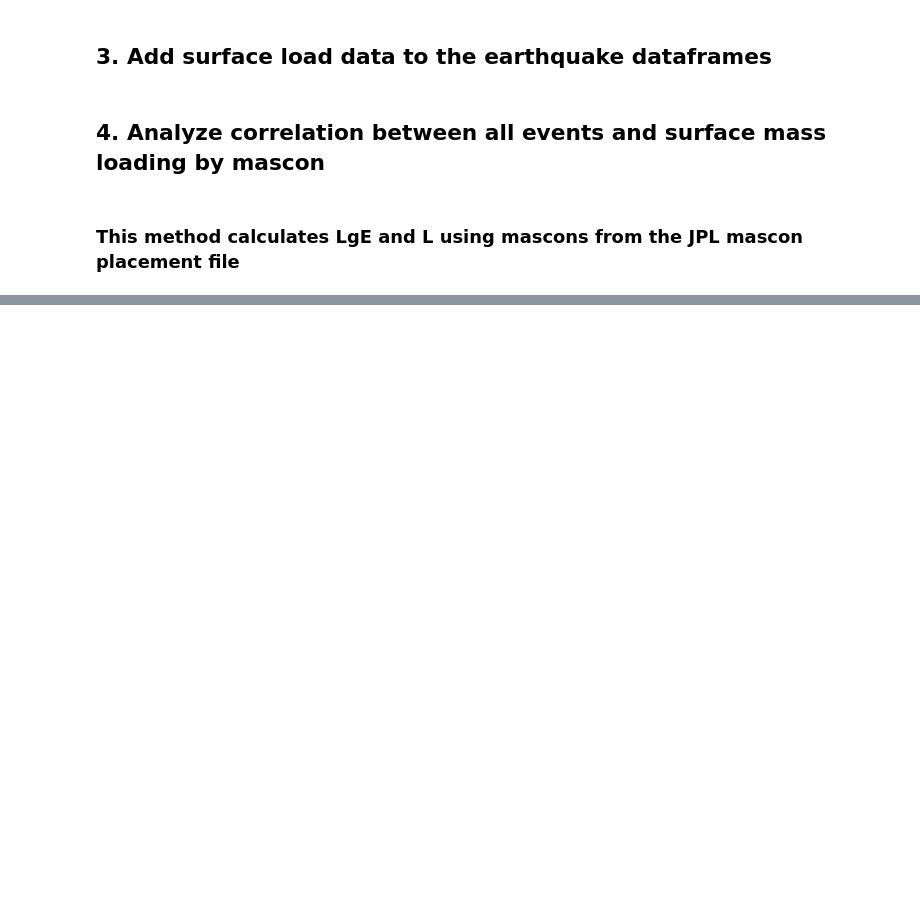
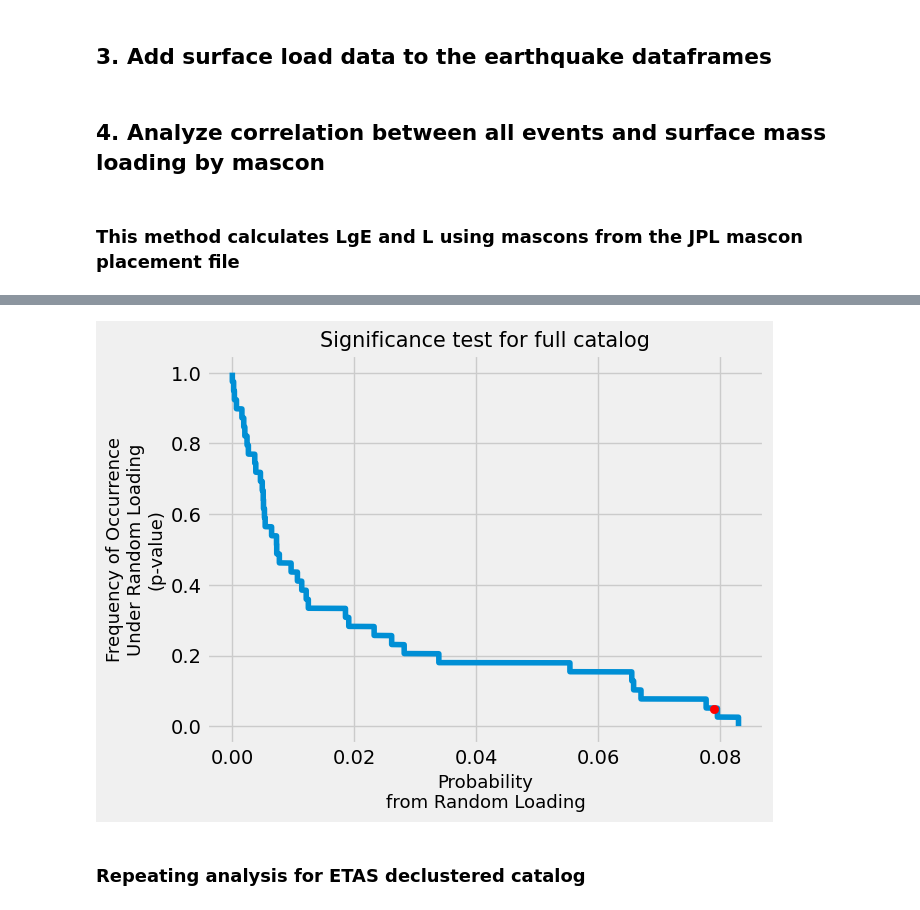
Before and after one commit to amandasyamsul/SLIQ, a Jupyter notebook: SLIQ-by-JPL-mascon.ipynb, the cells around one changed output, grey strips where cells are left out. Drawn from its saved outputs; the diff is of its cells as text; code cells hidden in the pictures; blank space fills up the shorter version.

```diff
--- a/SLIQ-by-JPL-mascon.ipynb
+++ b/SLIQ-by-JPL-mascon.ipynb
@@ -247 +216,15 @@ plt.show()
+# %%
+# Visualization of significance testing
+fs=13
+sorted_data = np.sort(cp_real_distribution)
+plt.plot(sorted_data, 1 - np.arange(sorted_data.size) / sorted_data.size)
+plt.scatter(0.079, 0.05, c='r', zorder=29)
+plt.ylabel('Frequency of Occurrence\nUnder Random Loading\n(p-value)', fontsize=fs)
+plt.xlabel('Probability\nfrom Random Loading', fontsize=fs)
+plt.title('Significance test for full catalog', fontsize=fs+2)
+plt.show()
+# %% [output]
+[figure, added]
+# %% [markdown]
+###  Repeating analysis for ETAS declustered catalog
 # %%
```
Also changed, not shown: parts of 16 cells of this notebook.
